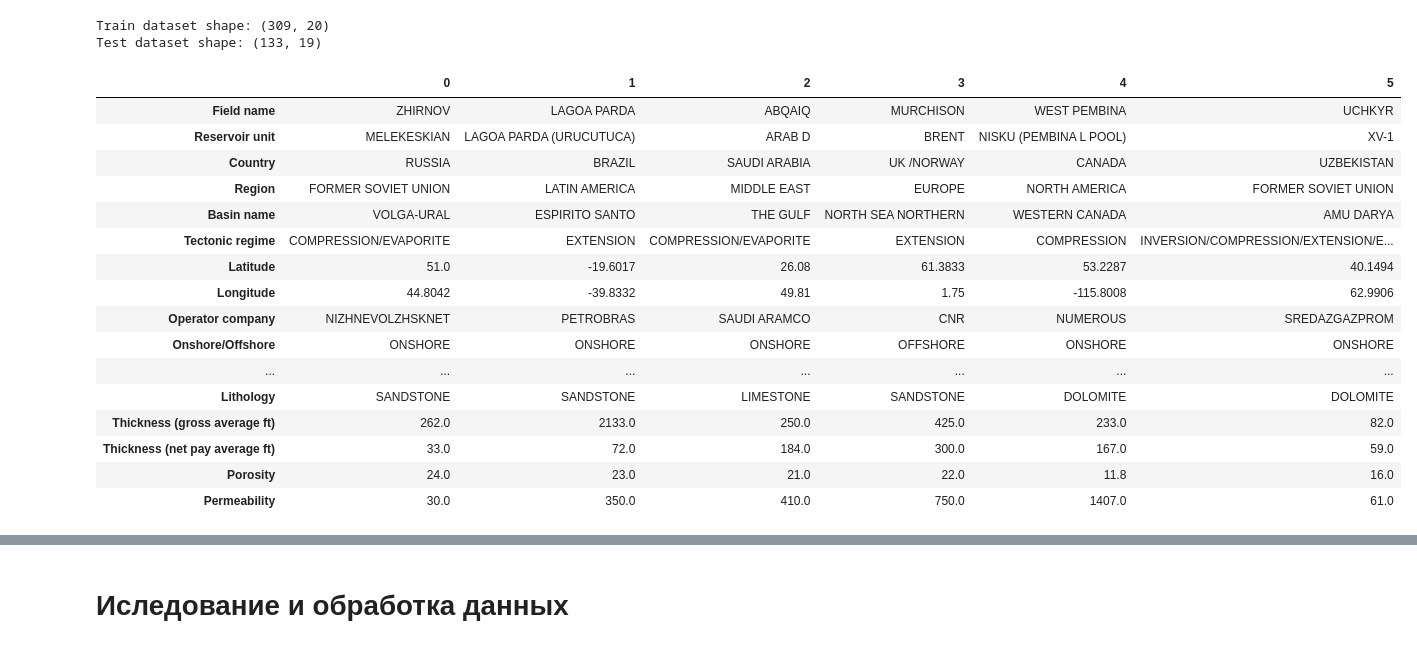
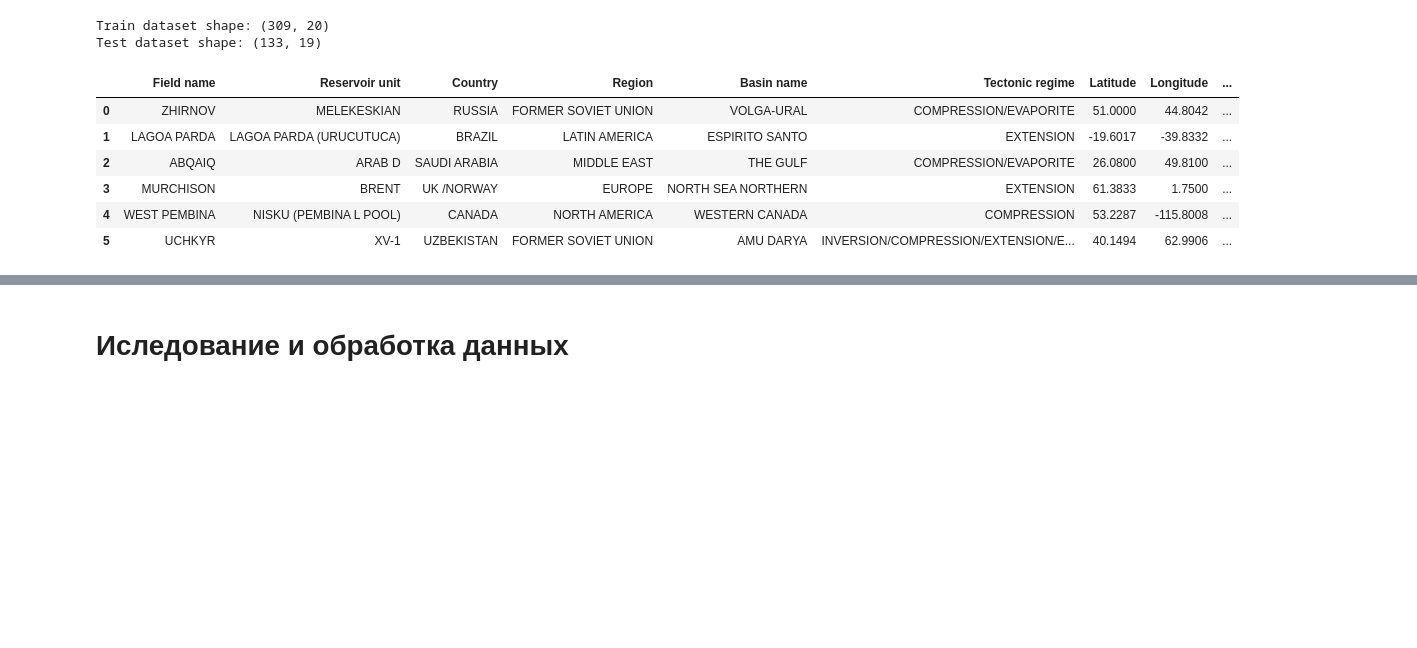
Before and after one commit to iTonyJah/DataScience, a Jupyter notebook: Edu/classical_ml/Oil_and_Gas_Field_Development_DZ_3.ipynb, the cells around one changed output, grey strips where cells are left out. Cells and saved outputs as stored; diff of their text form; code cells hidden in the pictures; blank space fills up the shorter version.

```diff
--- a/Edu/classical_ml/Oil_and_Gas_Field_Development_DZ_3.ipynb
+++ b/Edu/classical_ml/Oil_and_Gas_Field_Development_DZ_3.ipynb
@@ -69,23 +69,13 @@ print(f"Test dataset shape: {test.shape}")
 Train dataset shape: (309, 20)
 Test dataset shape: (133, 19)
 # %%
-# Посмотрим как выглядят данные, транспониируем таблицу для удобства просмотра
-train.head(6).T
+# Посмотрим как выглядят данные
+train.head(6)
 # %% [output]
-|  | 0 | 1 | 2 | 3 | 4 | 5 |
-| Field name | ZHIRNOV | LAGOA PARDA | ABQAIQ | MURCHISON | WEST PEMBINA | UCHKYR |
-| Reservoir unit | MELEKESKIAN | LAGOA PARDA (URUCUTUCA) | ARAB D | BRENT | NISKU (PEMBINA L POOL) | XV-1 |
-| Country | RUSSIA | BRAZIL | SAUDI ARABIA | UK /NORWAY | CANADA | UZBEKISTAN |
-| Region | FORMER SOVIET UNION | LATIN AMERICA | MIDDLE EAST | EUROPE | NORTH AMERICA | FORMER SOVIET UNION |
-| Basin name | VOLGA-URAL | ESPIRITO SANTO | THE GULF | NORTH SEA NORTHERN | WESTERN CANADA | AMU DARYA |
-| Tectonic regime | COMPRESSION/EVAPORITE | EXTENSION | COMPRESSION/EVAPORITE | EXTENSION | COMPRESSION | INVERSION/COMPRESSION/EXTENSION/E... |
-| Latitude | 51.0 | -19.6017 | 26.08 | 61.3833 | 53.2287 | 40.1494 |
-| Longitude | 44.8042 | -39.8332 | 49.81 | 1.75 | -115.8008 | 62.9906 |
-| Operator company | NIZHNEVOLZHSKNET | PETROBRAS | SAUDI ARAMCO | CNR | NUMEROUS | SREDAZGAZPROM |
-| Onshore/Offshore | ONSHORE | ONSHORE | ONSHORE | OFFSHORE | ONSHORE | ONSHORE |
-| ... | ... | ... | ... | ... | ... | ... |
-| Lithology | SANDSTONE | SANDSTONE | LIMESTONE | SANDSTONE | DOLOMITE | DOLOMITE |
-| Thickness (gross average ft) | 262.0 | 2133.0 | 250.0 | 425.0 | 233.0 | 82.0 |
-| Thickness (net pay average ft) | 33.0 | 72.0 | 184.0 | 300.0 | 167.0 | 59.0 |
-| Porosity | 24.0 | 23.0 | 21.0 | 22.0 | 11.8 | 16.0 |
-| Permeability | 30.0 | 350.0 | 410.0 | 750.0 | 1407.0 | 61.0 |
+|  | Field name | Reservoir unit | Country | Region | Basin name | Tectonic regime | Latitude | Longitude | ... |
+| 0 | ZHIRNOV | MELEKESKIAN | RUSSIA | FORMER SOVIET UNION | VOLGA-URAL | COMPRESSION/EVAPORITE | 51.0000 | 44.8042 | ... |
+| 1 | LAGOA PARDA | LAGOA PARDA (URUCUTUCA) | BRAZIL | LATIN AMERICA | ESPIRITO SANTO | EXTENSION | -19.6017 | -39.8332 | ... |
+| 2 | ABQAIQ | ARAB D | SAUDI ARABIA | MIDDLE EAST | THE GULF | COMPRESSION/EVAPORITE | 26.0800 | 49.8100 | ... |
+| 3 | MURCHISON | BRENT | UK /NORWAY | EUROPE | NORTH SEA NORTHERN | EXTENSION | 61.3833 | 1.7500 | ... |
+| 4 | WEST PEMBINA | NISKU (PEMBINA L POOL) | CANADA | NORTH AMERICA | WESTERN CANADA | COMPRESSION | 53.2287 | -115.8008 | ... |
+| 5 | UCHKYR | XV-1 | UZBEKISTAN | FORMER SOVIET UNION | AMU DARYA | INVERSION/COMPRESSION/EXTENSION/E... | 40.1494 | 62.9906 | ... |
```
Also changed, not shown: parts of 11 cells of this notebook, 1 other file.
